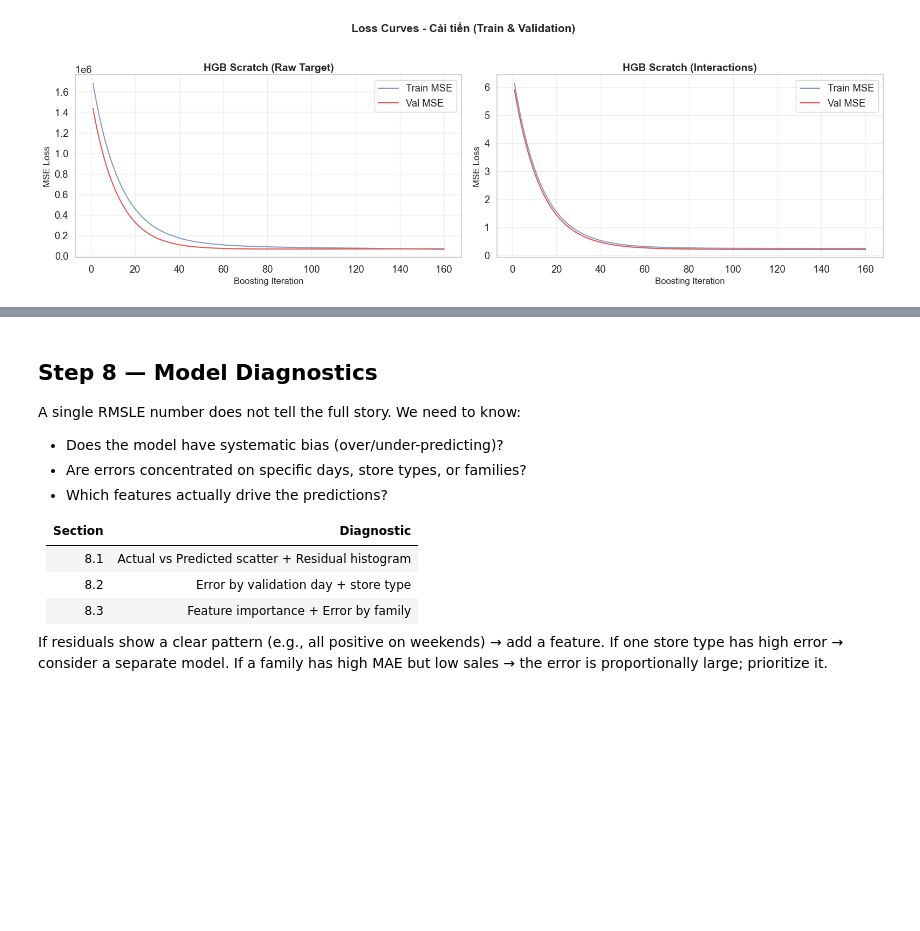
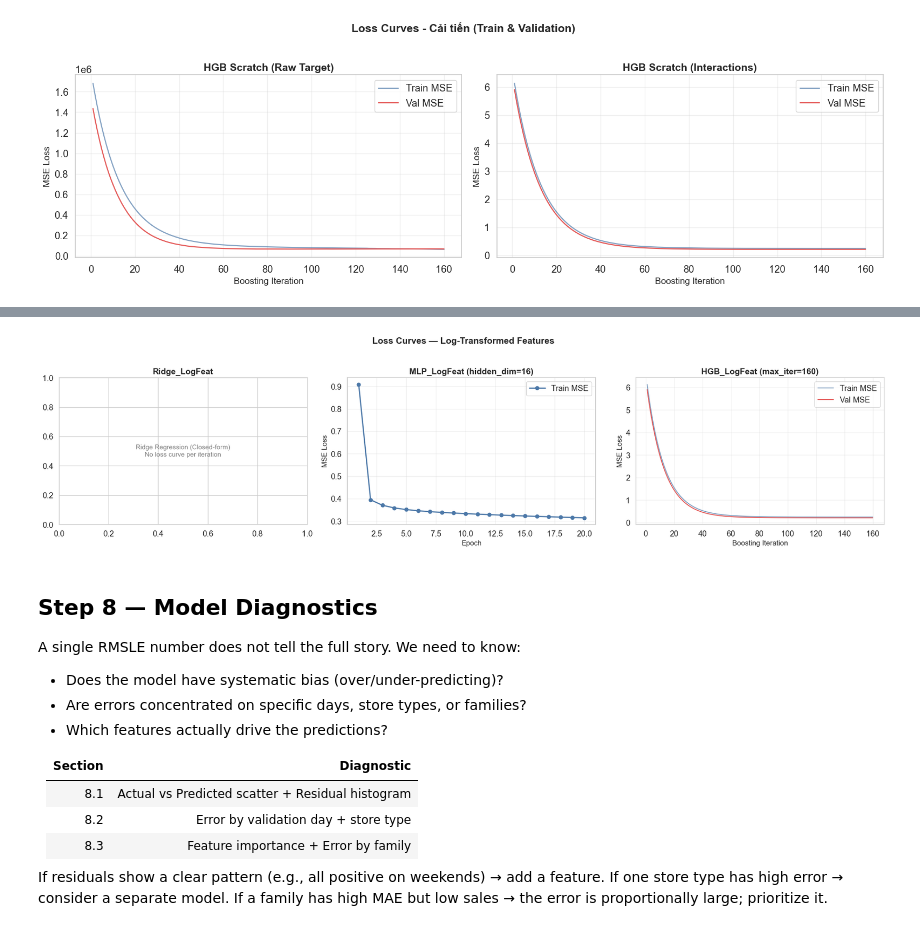
Before and after one commit to QuangManhAI/lab02-machine-learning, a Jupyter notebook: notebooks/store_sales_forecasting_new_data.ipynb, the cells around one changed output, grey strips where cells are left out. Drawn from its saved outputs; the diff is of its cells as text; code cells hidden in the pictures; blank space fills up the shorter version.

```diff
--- a/notebooks/store_sales_forecasting_new_data.ipynb
+++ b/notebooks/store_sales_forecasting_new_data.ipynb
@@ -1476,3 +1660,60 @@ plt.show()
+# %%
+# ── Loss Curves: Log-Transformed Features ──
+fig, axes = plt.subplots(1, 3, figsize=(20, 5))
+
+# 1. Ridge (closed-form — no iteration curve)
+axes[0].text(0.5, 0.5, "Ridge Regression (Closed-form)\nNo loss curve per iteration",
+             ha="center", va="center", fontsize=11, color="gray",
+             transform=axes[0].transAxes)
+axes[0].set_title("Ridge_LogFeat")
+
+# 2. MLP — training loss per epoch
+mlp_log_model = fitted_log_models["MLP_LogFeat"].named_steps["model"]
+axes[1].plot(
+    range(1, len(mlp_log_model.loss_history_) + 1),
+    mlp_log_model.loss_history_,
+    marker="o", color=COLORS["primary"], linewidth=2, label="Train MSE"
+)
+axes[1].set_title(f"MLP_LogFeat (hidden_dim={mlp_log_model.hidden_dim})")
+axes[1].set_xlabel("Epoch")
+axes[1].set_ylabel("MSE Loss")
+axes[1].legend()
+axes[1].grid(True, alpha=0.3)
+
+# 3. HGB — staged train & val loss
+hgb_log_model = fitted_log_models["HGB_LogFeat"].named_steps["model"]
+ord_log_preproc = make_ordinal_preprocessor_log()
+X_fit_ord_log = ord_log_preproc.fit_transform(x_fit, y_fit_log)
+X_valid_ord_log = ord_log_preproc.transform(x_valid)
+X_fit_ord_log_dense = (
+    X_fit_ord_log.toarray() if hasattr(X_fit_ord_log, "toarray")
+    else np.asarray(X_fit_ord_log, dtype=np.float32)
+)
+X_valid_ord_log_dense = (
+    X_valid_ord_log.toarray() if hasattr(X_valid_ord_log, "toarray")
+    else np.asarray(X_valid_ord_log, dtype=np.float32)
+)
+
+hgb_log_train_losses, hgb_log_val_losses = staged_hgb_losses(
+    hgb_log_model, X_fit_ord_log_dense, X_valid_ord_log_dense,
+    y_fit_log, y_valid_log
+)
+
+axes[2].plot(range(1, len(hgb_log_train_losses) + 1), hgb_log_train_losses,
+             color=COLORS["primary"], linewidth=1.5, alpha=0.7, label="Train MSE")
+axes[2].plot(range(1, len(hgb_log_val_losses) + 1), hgb_log_val_losses,
+             color=COLORS["accent"], linewidth=1.5, label="Val MSE")
+axes[2].set_title("HGB_LogFeat (max_iter=160)")
+axes[2].set_xlabel("Boosting Iteration")
+axes[2].set_ylabel("MSE Loss")
+axes[2].legend()
+axes[2].grid(True, alpha=0.3)
+
+plt.suptitle("Loss Curves — Log-Transformed Features", fontsize=15, fontweight="bold", y=1.02)
+plt.tight_layout()
+plt.show()
+# %% [output]
+[figure, added]
 # %% [markdown]
 ## Step 8 — Model Diagnostics
 
```
Also changed, not shown: parts of 4 cells of this notebook, 1 other file.
